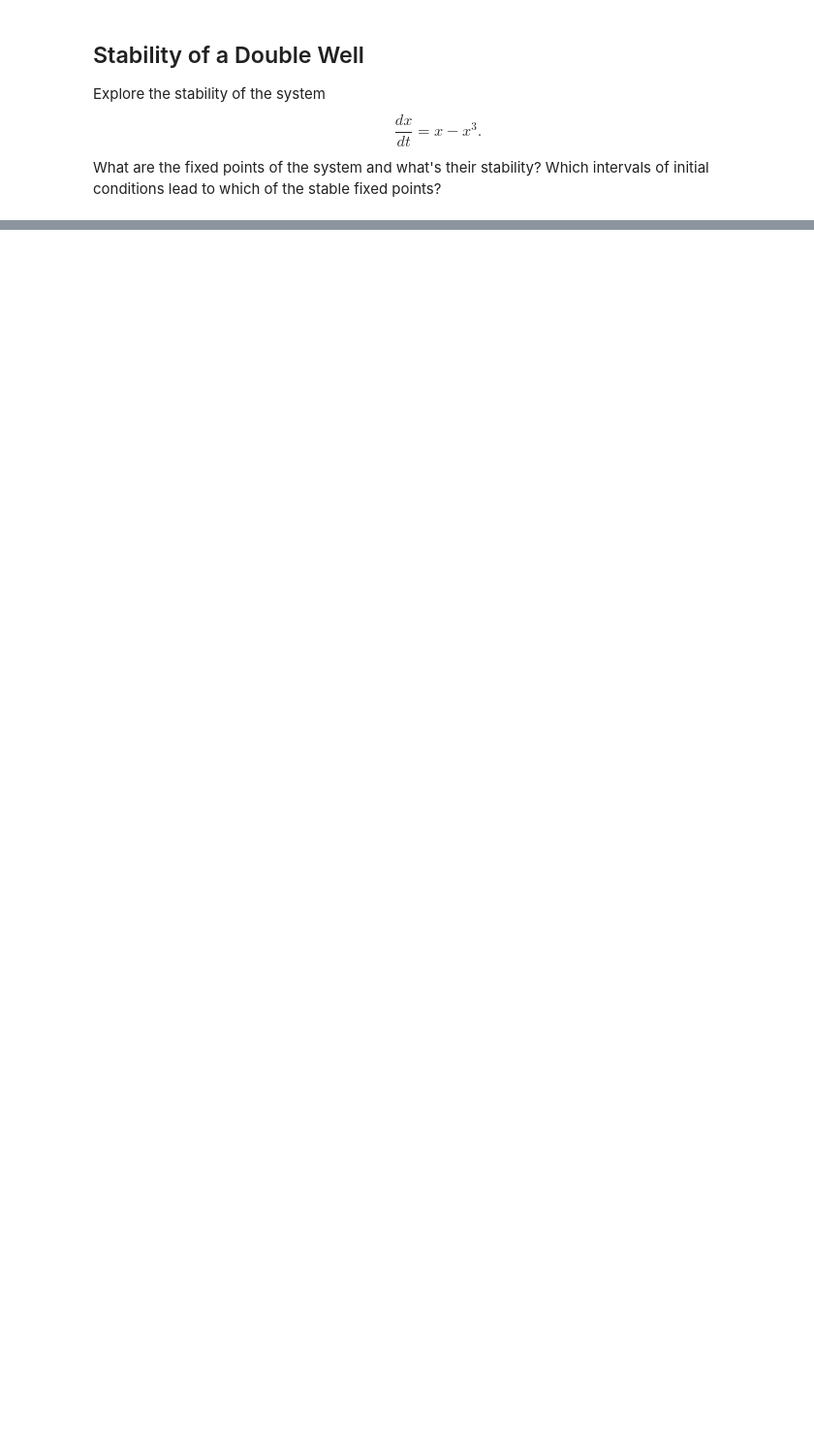
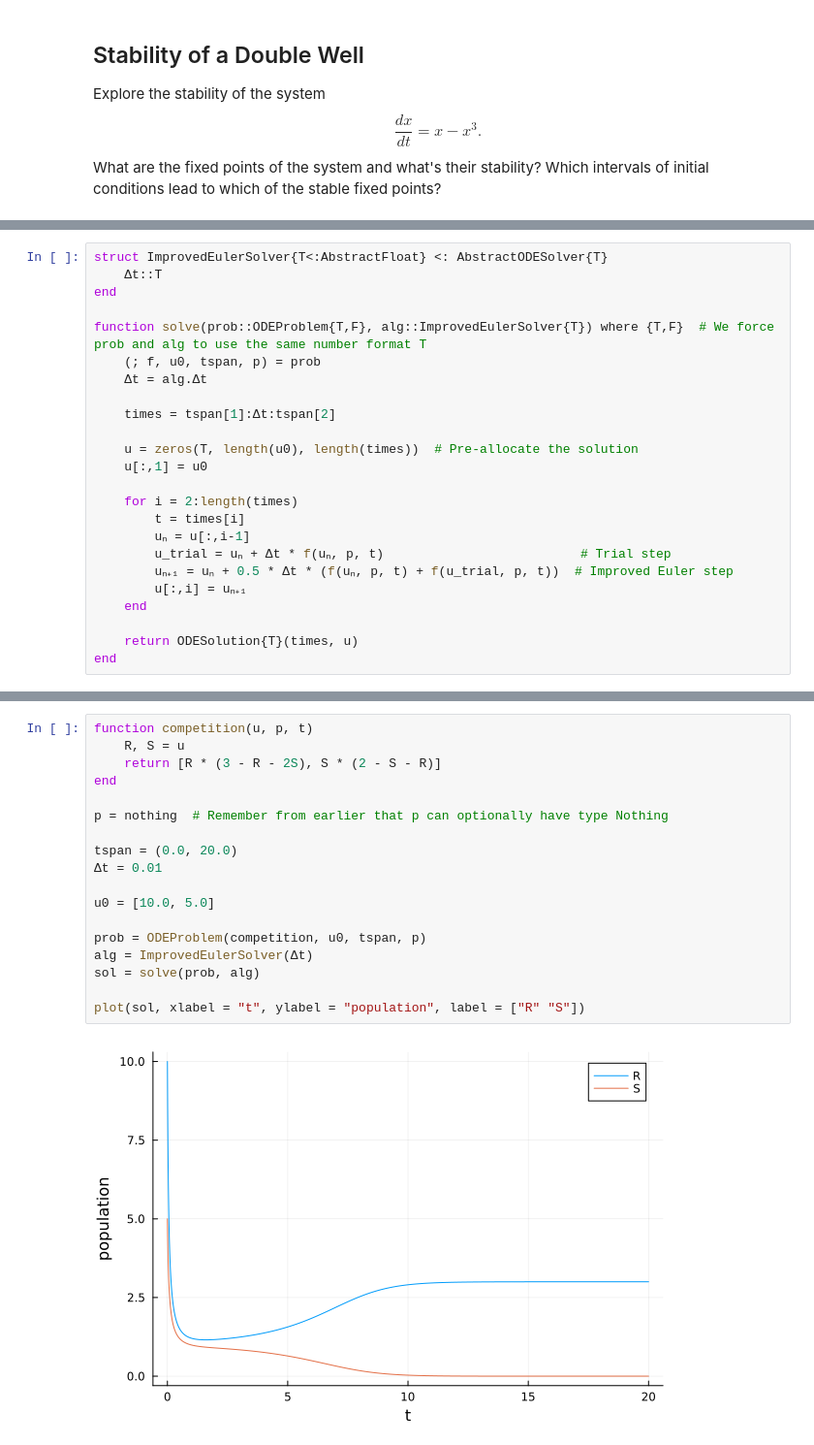
Before and after one commit to TUM-PIK-ESM/TUM-Dynamics-Lecture, a Jupyter notebook: exercises/exercise-3/exercise3_solutions.ipynb, the cells around one changed output, grey strips where cells are left out. Shown at 97% size. Drawn from its saved outputs; the diff is of its cells as text; blank space fills up the shorter version.

Commit message:
Update exercise 3 solutions

```diff
--- a/exercises/exercise-3/exercise3_solutions.ipynb
+++ b/exercises/exercise-3/exercise3_solutions.ipynb
@@ -106,0 +94,24 @@ Remember to commit and push your code to your Git repository that you created la
+# %%
+struct ImprovedEulerSolver{T<:AbstractFloat} <: AbstractODESolver{T}
+    Δt::T
+end
+
+function solve(prob::ODEProblem{T,F}, alg::ImprovedEulerSolver{T}) where {T,F}  # We force prob and alg to use the same number format T
+    (; f, u0, tspan, p) = prob
+    Δt = alg.Δt
+
+    times = tspan[1]:Δt:tspan[2]
+
+    u = zeros(T, length(u0), length(times))  # Pre-allocate the solution
+    u[:,1] = u0
+
+    for i = 2:length(times)
+        t = times[i]
+        uₙ = u[:,i-1]
+        u_trial = uₙ + Δt * f(uₙ, p, t)                          # Trial step
+        uₙ₊₁ = uₙ + 0.5 * Δt * (f(uₙ, p, t) + f(u_trial, p, t))  # Improved Euler step
+        u[:,i] = uₙ₊₁
+    end
+
+    return ODESolution{T}(times, u)
+end
@@ -106,0 +131,20 @@ Remember to commit and push your code to your Git repository that you created la
+# %%
+function competition(u, p, t)
+    R, S = u
+    return [R * (3 - R - 2S), S * (2 - S - R)]
+end
+
+p = nothing  # Remember from earlier that p can optionally have type Nothing
+
+tspan = (0.0, 20.0)
+Δt = 0.01
+
+u0 = [10.0, 5.0]
+
+prob = ODEProblem(competition, u0, tspan, p)
+alg = ImprovedEulerSolver(Δt)
+sol = solve(prob, alg)
+
+plot(sol, xlabel = "t", ylabel = "population", label = ["R" "S"])
+# %% [output]
+[figure, added]
```
Also changed, not shown: parts of 18 cells of this notebook.
